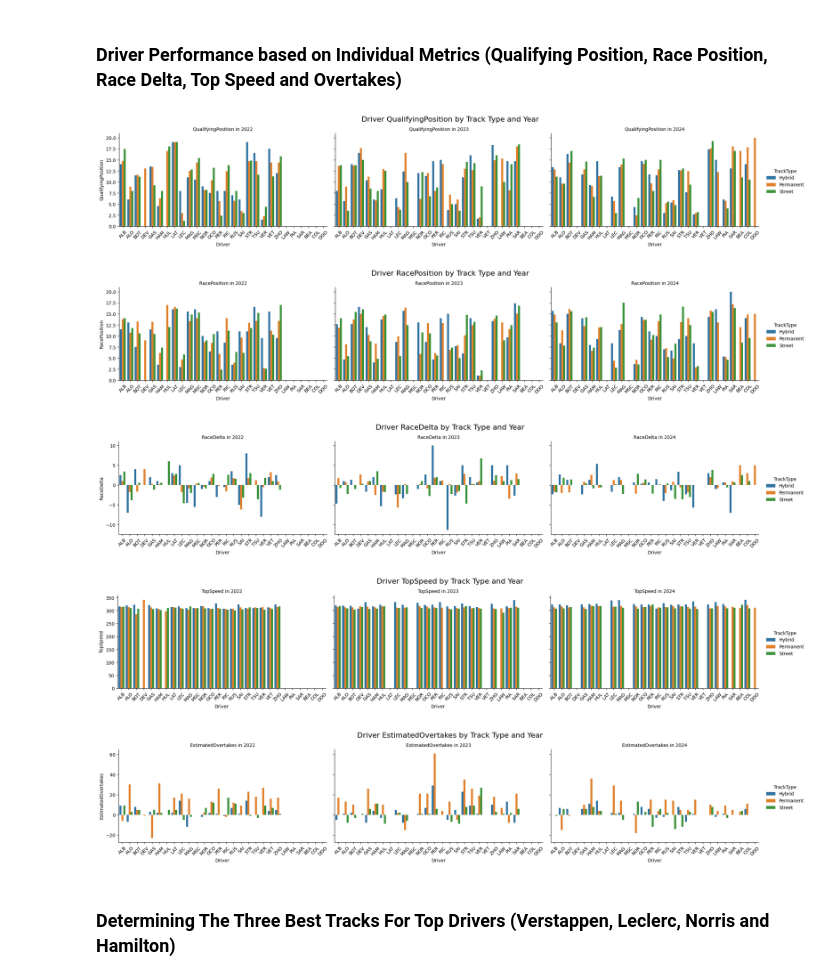
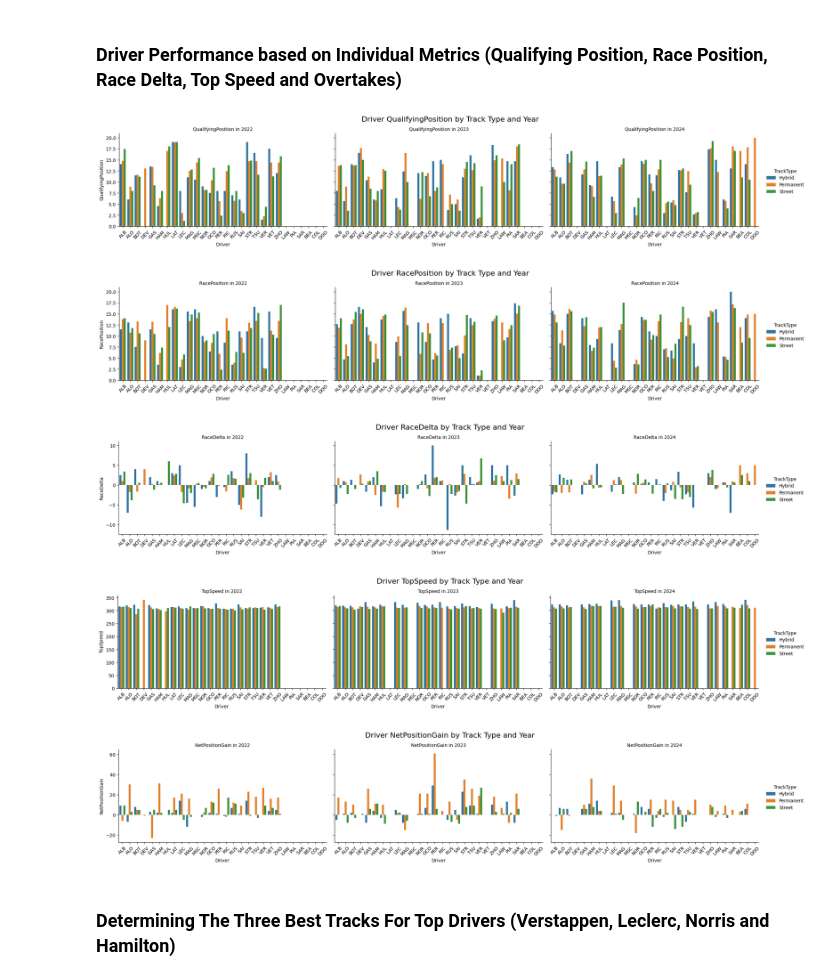
Before and after one commit to NevinGladson/ground_effect_era_analysis, a Jupyter notebook: notebooks/f1_ground_effect_full_analysis.ipynb, the cells around one changed output. Saved outputs shown, nothing was run; the diff lists cells and outputs as text; code cells hidden in the pictures.

```diff
--- a/notebooks/f1_ground_effect_full_analysis.ipynb
+++ b/notebooks/f1_ground_effect_full_analysis.ipynb
@@ -26,7 +26,7 @@ team_yearly = df.groupby(['Year', 'Team', 'TrackType']).agg({
     'RacePosition': 'mean',
     'RaceDelta': 'mean',
     'TopSpeed': 'mean',
-    'EstimatedOvertakes': 'sum'
+    'NetPositionGain': 'sum'
 }).reset_index().round(2)
 
 team_yearly.head()
@@ -150,7 +232,7 @@ plt.show()
 # %% [markdown]
 ### Team Performance based on Individual Metrics (Qualifying Position, Race Position, Race Delta, Top Speed and Overtakes)
 # %%
-metrics = ['QualifyingPosition', 'RacePosition', 'RaceDelta', 'TopSpeed', 'EstimatedOvertakes']
+metrics = ['QualifyingPosition', 'RacePosition', 'RaceDelta', 'TopSpeed', 'NetPositionGain']
 
 # Looping through each metric
 for metric in metrics:
@@ -184,7 +266,7 @@ df['Score'] = (
     (1 / df['QualifyingPosition']) * 0.3 +
     (1 / df['RacePosition']) * 0.4 +
     df['RaceDelta'] * 0.2 +
-    df['EstimatedOvertakes'] * 0.1
+    df['NetPositionGain'] * 0.1
 )
 
 for team in top_teams:
@@ -220,7 +302,7 @@ driver_yearly = df.groupby(['Year', 'Driver', 'TrackType']).agg({
     'RacePosition': 'mean',
     'RaceDelta': 'mean',
     'TopSpeed': 'mean',
-    'EstimatedOvertakes': 'sum'
+    'NetPositionGain': 'sum'
 }).reset_index().round(2)
 
 # Group by Driver and TrackType across all years
@@ -229,7 +311,7 @@ driver_overall = df.groupby(['Driver', 'TrackType']).agg({
     'RacePosition': 'mean',
     'RaceDelta': 'mean',
     'TopSpeed': 'mean',
-    'EstimatedOvertakes': 'sum'
+    'NetPositionGain': 'sum'
 }).reset_index().round(2)
 
 # Score
@@ -237,14 +319,14 @@ driver_yearly['Score'] = (
     (1 / driver_yearly['QualifyingPosition']) * 0.3 +
     (1 / driver_yearly['RacePosition']) * 0.4 +
     (driver_yearly['RaceDelta']) * 0.2 +
-    (driver_yearly['EstimatedOvertakes']) * 0.1
+    (driver_yearly['NetPositionGain']) * 0.1
 )
 
 driver_overall['Score'] = (
     (1 / driver_overall['QualifyingPosition']) * 0.3 +
     (1 / driver_overall['RacePosition']) * 0.4 +
     (driver_overall['RaceDelta']) * 0.2 +
-    (driver_overall['EstimatedOvertakes']) * 0.1
+    (driver_overall['NetPositionGain']) * 0.1
 )
 # %% [markdown]
 ### Driver Performance During the Ground Effect Era (2022-2024)
@@ -275,29 +357,29 @@ sns.catplot(
 # %% [markdown]
 ### Driver Performance based on Individual Metrics (Qualifying Position, Race Position, Race Delta, Top Speed and Overtakes)
 # %%
-metrics = ['QualifyingPosition', 'RacePosition', 'RaceDelta', 'TopSpeed', 'EstimatedOvertakes']
+metrics = ['QualifyingPosition', 'RacePosition', 'RaceDelta', 'TopSpeed', 'NetPositionGain']
 
 #Looping thorugh the metrics
 for metric in metrics:
     g = sns.catplot(
         data=driver_yearly,
         x="Driver", y=metric,
         hue="TrackType",
         col="Year",
         kind="bar",
         height=4, aspect=1.7
     )
     g.set_titles(f"{metric} in {{col_name}}")
     g.set_xticklabels(rotation=45)
     g.fig.subplots_adjust(top=0.85)
     g.fig.suptitle(f"Driver {metric} by Track Type and Year", fontsize=16)
     plt.show()
 # %% [output]
 [figure]
 [figure]
 [figure]
 [figure]
-[figure, old version]
+[figure, new version]
 # %% [markdown]
 ### Determining The Three Best Tracks For Top Drivers (Verstappen, Leclerc, Norris and Hamilton)
 # %%
```
Also changed, not shown: parts of 17 cells of this notebook.
